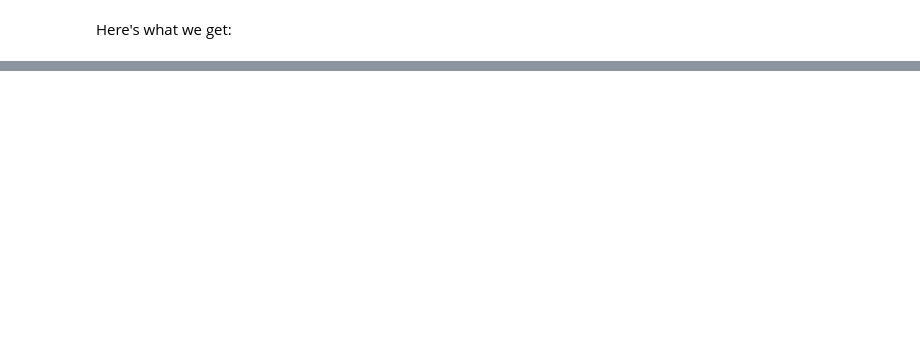
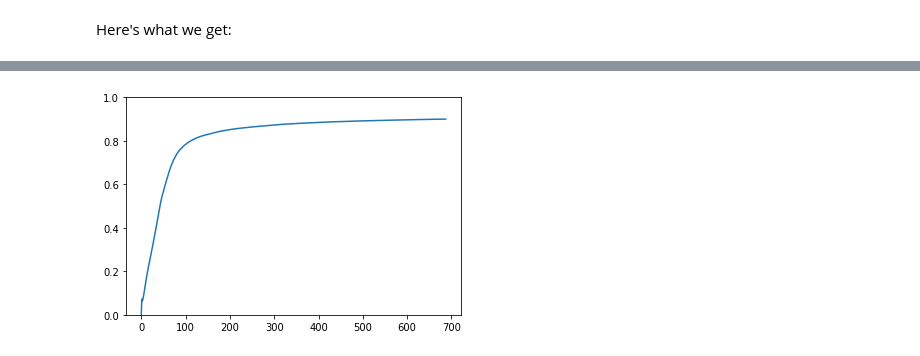
Before and after one commit to hodgesmr/neural_network_from_scratch, a Jupyter notebook: Neural Network From Scratch With NumPy.ipynb, the cells around one changed output, grey strips where cells are left out. Cells and saved outputs as stored; diff of their text form; code cells hidden in the pictures; blank space fills up the shorter version.

```diff
--- a/Neural Network From Scratch With NumPy.ipynb
+++ b/Neural Network From Scratch With NumPy.ipynb
@@ -296,0 +305,2 @@ Accuracy: 11.39%
+# %%
+one_hot_output = one_hot(num_labels, training_labels)
@@ -296,0 +318,4 @@ Accuracy: 11.39%
+# %%
+# rectified_linear_unit only ever has a slope of 0 (negative X), or 1 (positive X)
+def derivative_rectified_linear_unit(Z):
+    return Z > 0
@@ -296,0 +361,2 @@ Accuracy: 11.39%
+# %%
+learning_rate = 0.5
@@ -296,0 +365,8 @@ Accuracy: 11.39%
+# %%
+def update_params(weights_1, biases_1, weights_2, biases_2, d_weights_1, d_biases_1, d_weights_2, d_biases_2, learning_rate):
+    weights_1 = weights_1 - learning_rate * d_weights_1
+    biases_1 = biases_1 - learning_rate * d_biases_1
+    weights_2 = weights_2 - learning_rate * d_weights_2
+    biases_2 = biases_2 - learning_rate * d_biases_2
+
+    return weights_1, biases_1, weights_2, biases_2
@@ -296,0 +379,77 @@ Accuracy: 11.39%
+# %%
+image_size = training_image_data.shape[0]
+num_labels = len(np.unique(training_labels))
+hidden_layer_size = num_labels
+
+weights_1, biases_1, weights_2, biases_2 = init_params(image_size, hidden_layer_size, num_labels)
+
+accuracy = 0
+iteration = 0
+accuracy_measurements = [0]  # A running list of our accuracy for each iteration
+
+while accuracy < 0.9:
+    iteration += 1
+
+    (
+        unactivated_hidden_layer,
+        activated_hidden_layer,
+        unactivated_output_layer,
+        output_layer,
+    ) = forward_prop(
+        weights_1,
+        biases_1,
+        weights_2,
+        biases_2,
+        training_image_data,
+    )
+
+    one_hot_output = one_hot(num_labels, training_labels)
+
+    (
+        d_weights_1,
+        d_biases_1,
+        d_weights_2,
+        d_biases_2,
+    ) = back_prop(
+        unactivated_hidden_layer,
+        activated_hidden_layer,
+        weights_2, output_layer,
+        one_hot_output,
+        training_image_data,
+    )
+
+    (
+        weights_1,
+        biases_1,
+        weights_2,
+        biases_2,
+    ) = update_params(
+        weights_1,
+        biases_1,
+        weights_2,
+        biases_2,
+        d_weights_1,
+        d_biases_1,
+        d_weights_2,
+        d_biases_2,
+        learning_rate,
+    )
+
+    predictions = get_predictions(output_layer)
+    accuracy = get_accuracy(predictions, training_labels)
+
+    accuracy_measurements.append(accuracy)
+
+    # Print out upadtes as we go
+    if iteration == 1 or iteration % 100 == 0:
+        print(f'Iteration: {iteration} | Accuracy: {accuracy*100:.2f}%')
+
+print(f'Achieved {accuracy*100:.2f}% accuracy after {iteration} iterations!')
+
+# Plot the accuracy curve
+plt.plot(accuracy_measurements)
+plt.xlabel('Iteration')
+plt.ylabel('Accuracy')
+plt.ylim(0, 1)
+plt.show()
+# %% [output]
@@ -296,0 +464 @@ Accuracy: 11.39%
+[figure, added]
```
Also changed, not shown: parts of 29 cells of this notebook.
